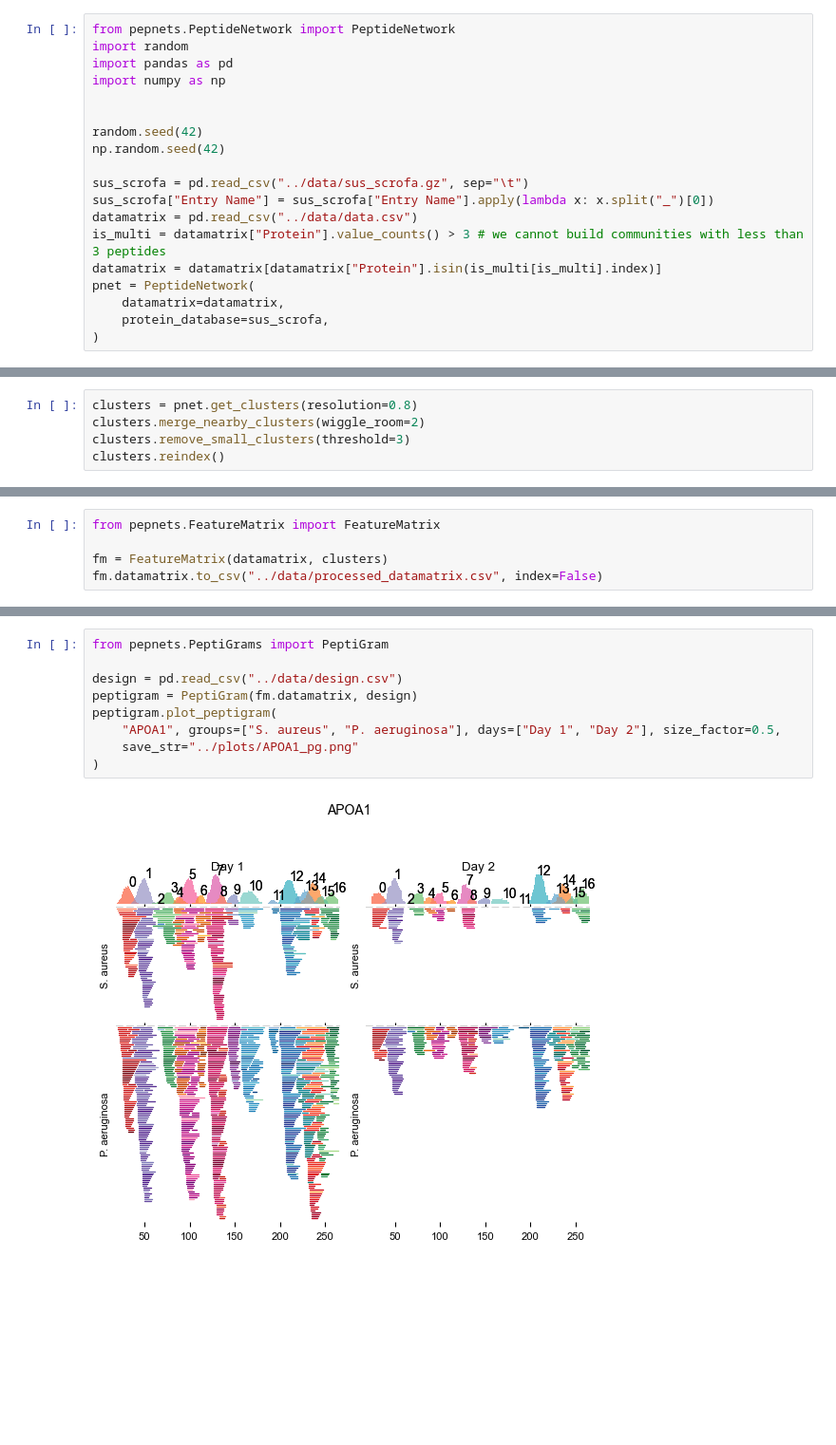
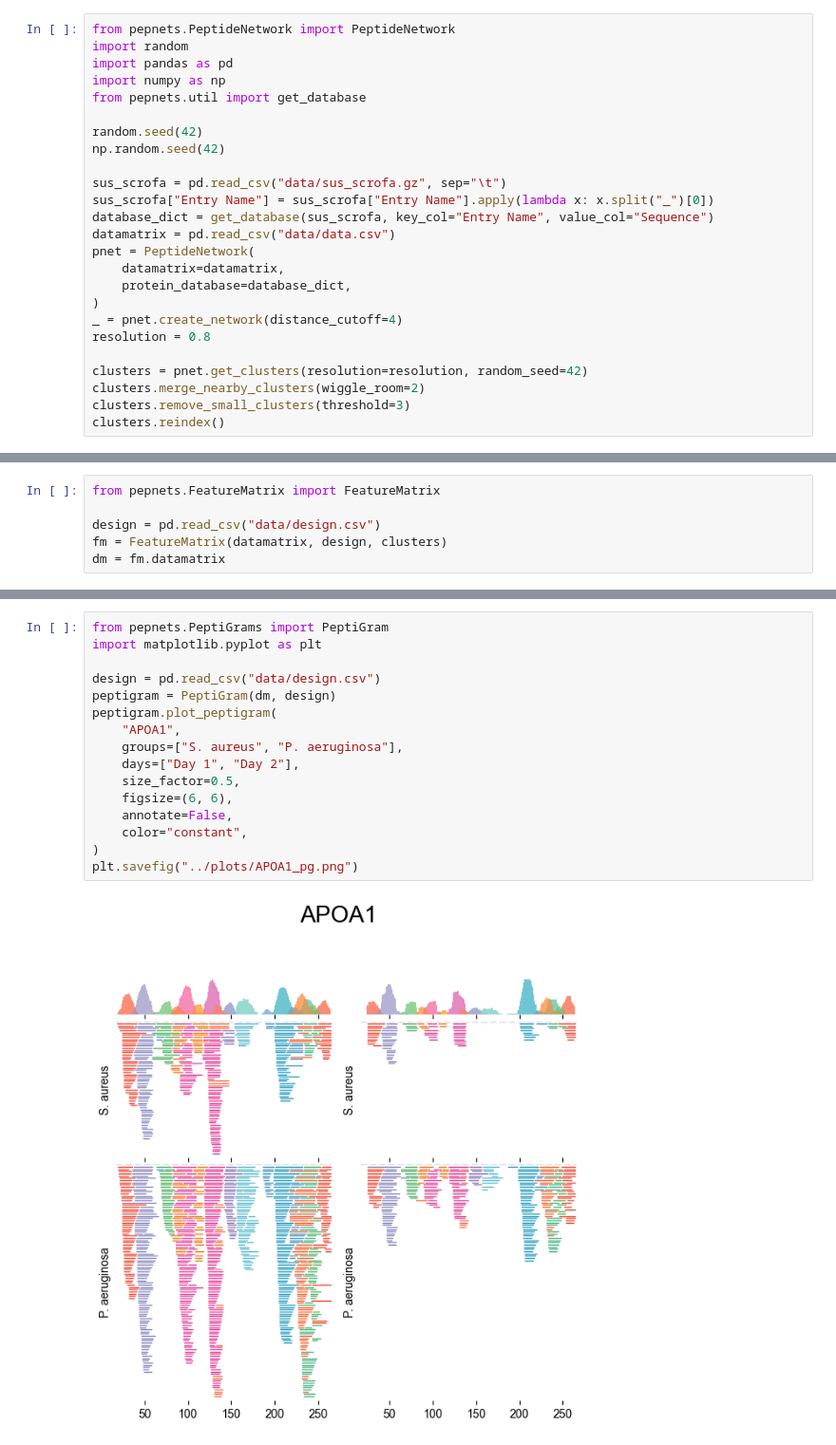
Before and after one commit to ErikHartman/pepnets, a Jupyter notebook: notebooks/example.ipynb, the cells around one changed output, grey strips where cells are left out. Shown at 95% size. Saved outputs shown, nothing was run; the diff lists cells and outputs as text; blank space fills up the shorter version.

```diff
--- a/notebooks/example.ipynb
+++ b/notebooks/example.ipynb
@@ -3,19 +3,25 @@ from pepnets.PeptideNetwork import PeptideNetwork
 import random
 import pandas as pd
 import numpy as np
-
+from pepnets.util import get_database
 
 random.seed(42)
 np.random.seed(42)
 
-sus_scrofa = pd.read_csv("../data/sus_scrofa.gz", sep="\t")
+sus_scrofa = pd.read_csv("data/sus_scrofa.gz", sep="\t")
 sus_scrofa["Entry Name"] = sus_scrofa["Entry Name"].apply(lambda x: x.split("_")[0])
-datamatrix = pd.read_csv("../data/data.csv")
-is_multi = datamatrix["Protein"].value_counts() > 3 # we cannot build communities with less than 3 peptides
-datamatrix = datamatrix[datamatrix["Protein"].isin(is_multi[is_multi].index)]
+database_dict = get_database(sus_scrofa, key_col="Entry Name", value_col="Sequence")
+datamatrix = pd.read_csv("data/data.csv")
 pnet = PeptideNetwork(
     datamatrix=datamatrix,
-    protein_database=sus_scrofa,
+    protein_database=database_dict,
 )
+_ = pnet.create_network(distance_cutoff=4)
+resolution = 0.8
+
+clusters = pnet.get_clusters(resolution=resolution, random_seed=42)
+clusters.merge_nearby_clusters(wiggle_room=2)
+clusters.remove_small_clusters(threshold=3)
+clusters.reindex()
 # %% [output]
 Reading peptides...
@@ -43,5 +32,0 @@ pnet.create_network(distance_cutoff=4)
-# %%
-clusters = pnet.get_clusters(resolution=0.8)
-clusters.merge_nearby_clusters(wiggle_room=2)
-clusters.remove_small_clusters(threshold=3)
-clusters.reindex()
@@ -61,5 +43,6 @@ pnet.clusters.reindex()
 # %%
 from pepnets.FeatureMatrix import FeatureMatrix
 
-fm = FeatureMatrix(datamatrix, clusters)
-fm.datamatrix.to_csv("../data/processed_datamatrix.csv", index=False)
+design = pd.read_csv("data/design.csv")
+fm = FeatureMatrix(datamatrix, design, clusters)
+dm = fm.datamatrix
@@ -68,11 +49,18 @@ Dropped:  1487
 # %%
 from pepnets.PeptiGrams import PeptiGram
+import matplotlib.pyplot as plt
 
-design = pd.read_csv("../data/design.csv")
-peptigram = PeptiGram(fm.datamatrix, design)
+design = pd.read_csv("data/design.csv")
+peptigram = PeptiGram(dm, design)
 peptigram.plot_peptigram(
-    "APOA1", groups=["S. aureus", "P. aeruginosa"], days=["Day 1", "Day 2"], size_factor=0.5,
-    save_str="../plots/APOA1_pg.png"
+    "APOA1",
+    groups=["S. aureus", "P. aeruginosa"],
+    days=["Day 1", "Day 2"],
+    size_factor=0.5,
+    figsize=(6, 6),
+    annotate=False,
+    color="constant",
 )
+plt.savefig("../plots/APOA1_pg.png")
 # %% [output]
-[figure, old version]
+[figure, new version]
```
Also changed, not shown: parts of 9 cells of this notebook, 30 other files.
